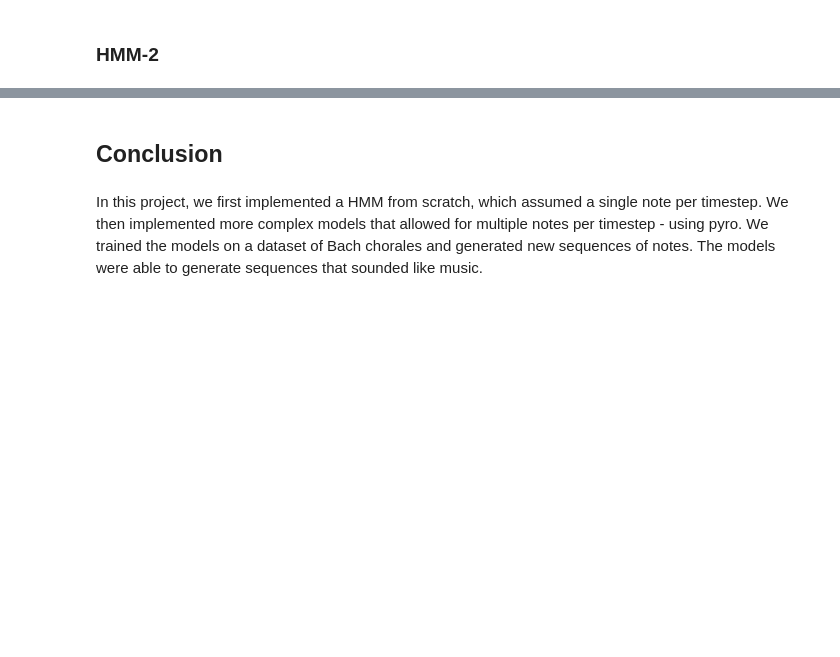
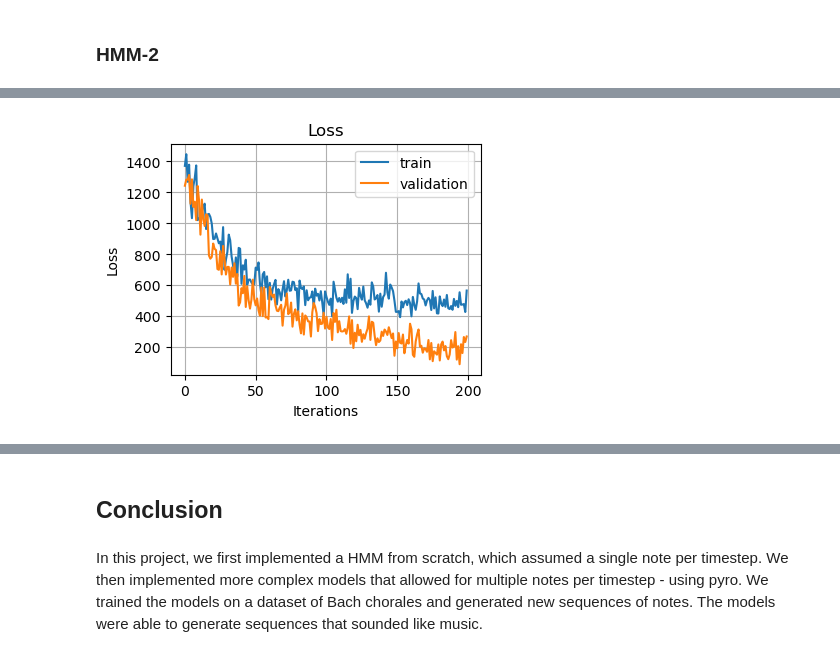
Before and after one commit to RasmusML/musicHMM, a Jupyter notebook: music_generation.ipynb, the cells around one changed output, grey strips where cells are left out. Drawn from its saved outputs; the diff is of its cells as text; code cells hidden in the pictures; blank space fills up the shorter version.

```diff
--- a/music_generation.ipynb
+++ b/music_generation.ipynb
@@ -448,0 +523,3 @@ audio_widget("out/hmm1_example_no_training.mp3")
+# %%
+model = model_2
+hidden_dim = 6
@@ -448,0 +528,2 @@ audio_widget("out/hmm1_example_no_training.mp3")
+# %%
+train_result = train(model, seqs_train, seqs_val, seqs_test, hidden_dim=hidden_dim, batch_size=12, num_steps=200, lr=0.1)
@@ -448,0 +551,4 @@ audio_widget("out/hmm1_example_no_training.mp3")
+# %%
+plot_loss(train_result["train_losses"], train_result["val_losses"])
+# %% [output]
+[figure, added]
```
Also changed, not shown: parts of 44 cells of this notebook.
